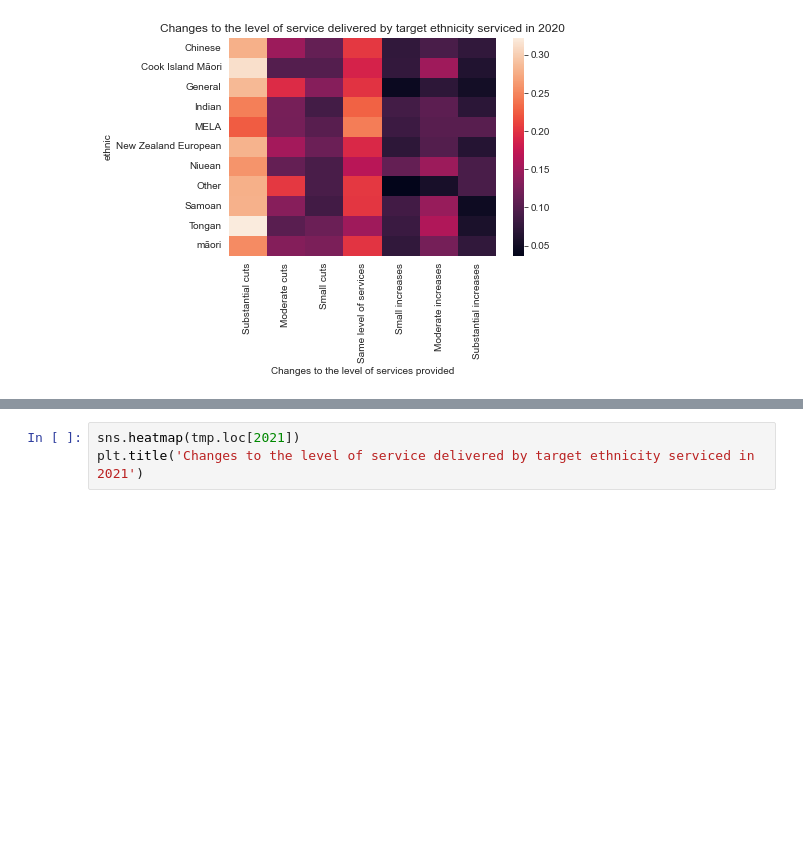
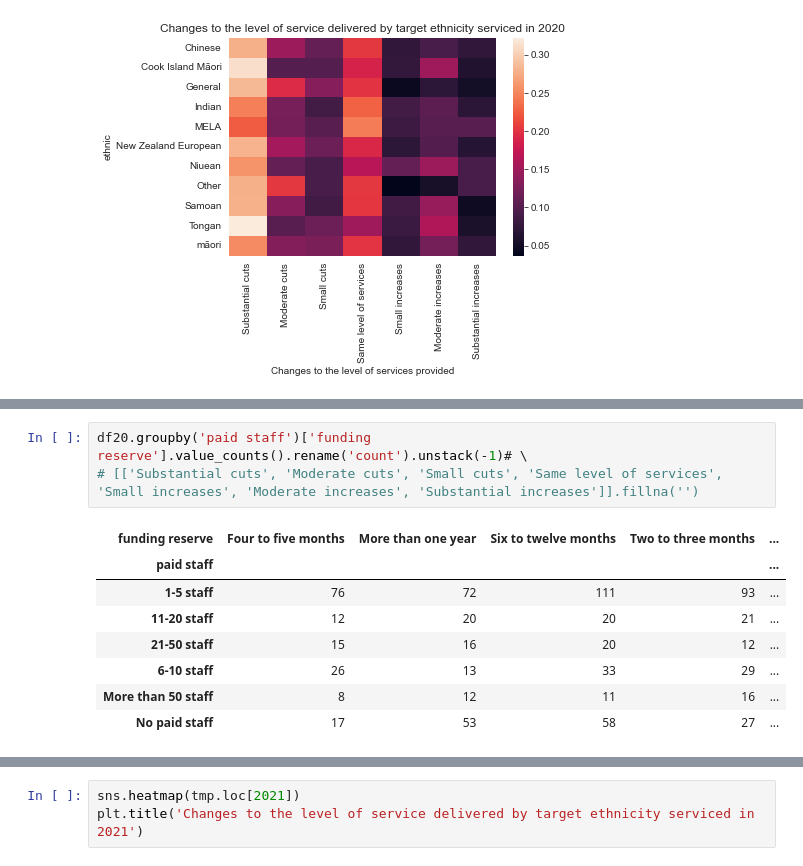
Before and after one commit to matthew-trava/huiehackathon-team2, a Jupyter notebook: joyce/Exploratory Analysis.ipynb, the cells around one changed output, grey strips where cells are left out. Saved outputs shown, nothing was run; the diff lists cells and outputs as text; blank space fills up the shorter version.

```diff
--- a/joyce/Exploratory Analysis.ipynb
+++ b/joyce/Exploratory Analysis.ipynb
@@ -289,0 +377,12 @@ Text(0.5, 1.0, 'Changes to the level of service delivered by target ethnicity se
+# %%
+df20.groupby('paid staff')['funding reserve'].value_counts().rename('count').unstack(-1)# \
+# [['Substantial cuts', 'Moderate cuts', 'Small cuts', 'Same level of services', 'Small increases', 'Moderate increases', 'Substantial increases']].fillna('')
+# %% [output]
+| funding reserve | Four to five months | More than one year | Six to twelve months | Two to three months | ... |
+| paid staff |  |  |  |  | ... |
+| 1-5 staff | 76 | 72 | 111 | 93 | ... |
+| 11-20 staff | 12 | 20 | 20 | 21 | ... |
+| 21-50 staff | 15 | 16 | 20 | 12 | ... |
+| 6-10 staff | 26 | 13 | 33 | 29 | ... |
+| More than 50 staff | 8 | 12 | 11 | 16 | ... |
+| No paid staff | 17 | 53 | 58 | 27 | ... |
```
Also changed, not shown: parts of 13 cells of this notebook, 1 other file.
